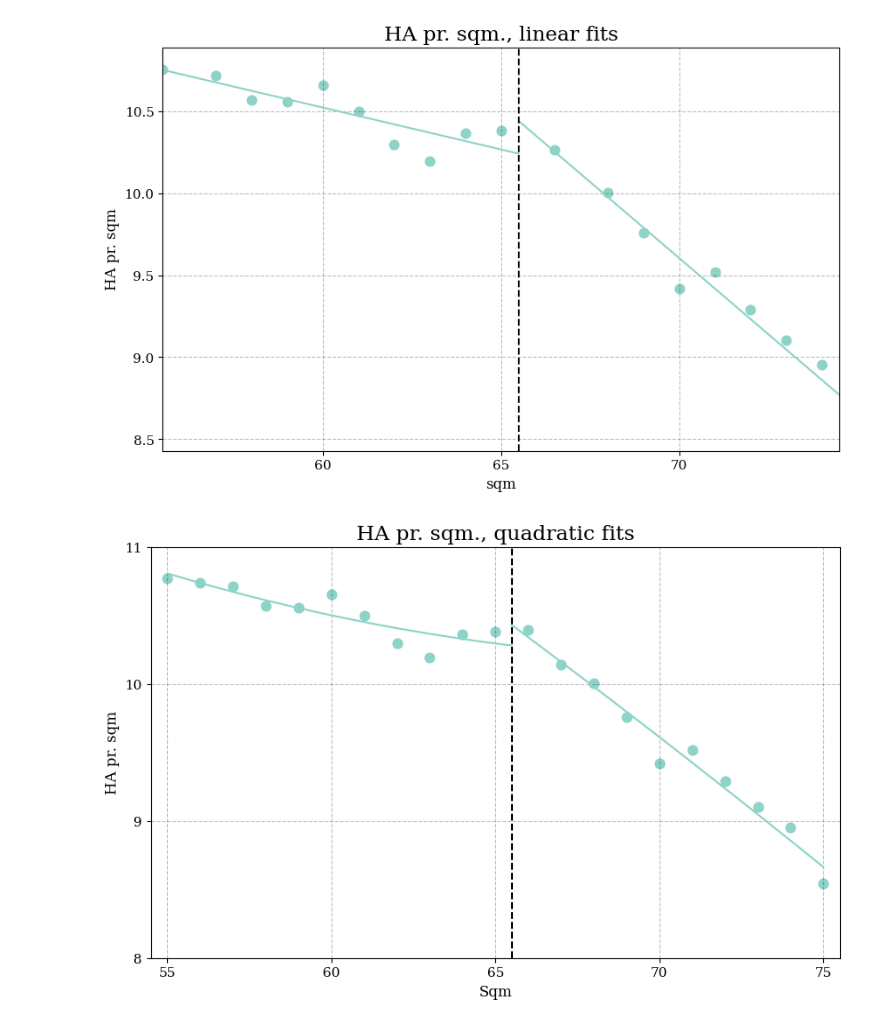
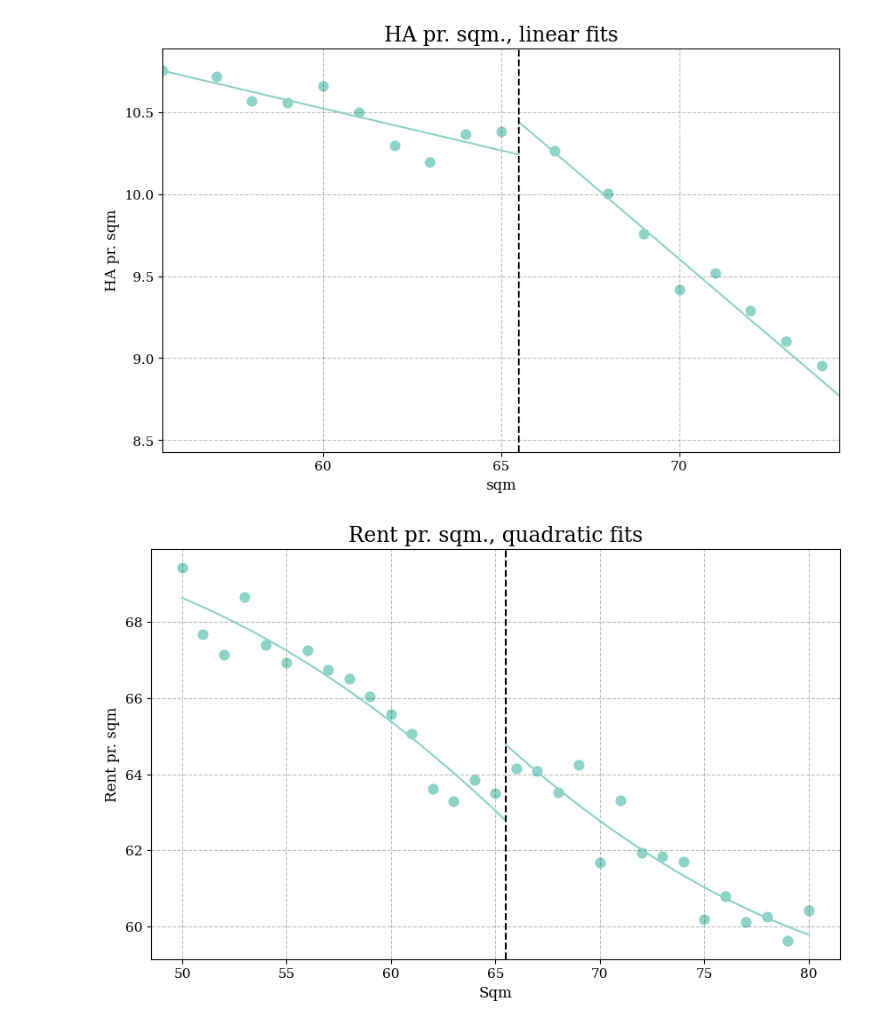
Before and after one commit to HansHoltenAndersen/Bachelor, a Jupyter notebook: Plots.ipynb, the cells around one changed output. Cells and saved outputs as stored; diff of their text form; code cells hidden in the pictures.

Commit message:
Rent scatter

```diff
--- a/Plots.ipynb
+++ b/Plots.ipynb
@@ -52,5 +52,8 @@ df = pd.read_excel("Hjemsendelse 05-11-2025.xlsx", sheet_name="Deskr. data")
 #gen bs/sqm variable
 df['bs_per_sqm'] = df['bs'] / df['sqm']
 
+#gen rent/sqm variable
+df['rent_per_sqm'] = df['leje'] / df['sqm']
+
 df.head(20)
 # %% [output]
@@ -182,7 +185,7 @@ plt.show()
 # %%
 # First stage plot with polynomial (p=2) fits
 
-bw = 10
+bw = 15
 
 # --- 1. Subset for RD window (55–75 sqm, change if needed) ---
 df_left = df[(df['sqm'] >= 65 - bw) & (df['sqm'] <= 65)].copy()
@@ -195,8 +198,8 @@ def binscatter(data, x, y, bins=bw*2):
     return data.groupby('bin').agg(mean_x=(x, 'mean'),
                                    mean_y=(y, 'mean')).dropna()
 
-bin_left = binscatter(df_left, 'sqm', 'bs_per_sqm', bins=8)
-bin_right = binscatter(df_right, 'sqm', 'bs_per_sqm', bins=8)
+bin_left = binscatter(df_left, 'sqm', 'rent_per_sqm', bins=8)
+bin_right = binscatter(df_right, 'sqm', 'rent_per_sqm', bins=8)
 
 # --- 3. Polynomial regression (p = 2) on each side ---
 def poly_reg(df_bin):
@@ -219,39 +222,39 @@ a_R = model_R.params['const']
 b_R1 = model_R.params['mean_x']
 b_R2 = model_R.params['x2']
 
 # --- 4. Plot binscatter + polynomial fit ---
 plt.figure(figsize=(10,6))
 
 # Scatter points (binned means)
 plt.scatter(bin_left['mean_x'], bin_left['mean_y'], s=60, color = colors[0])
 plt.scatter(bin_right['mean_x'], bin_right['mean_y'], s=60, color = colors[0])
 
 # Left polynomial line
 xL = np.linspace(df_left['sqm'].min(), df_left['sqm'].max()+0.5, 100)
 yL = a_L + b_L1*xL + b_L2*xL**2
 plt.plot(xL, yL, color = colors[0])
 
 # Right polynomial line
 xR = np.linspace(df_right['sqm'].min()-0.5, df_right['sqm'].max(), 100)
 yR = a_R + b_R1*xR + b_R2*xR**2
 plt.plot(xR, yR, color = colors[0])
 
 # --- Cutoff line ---
 cut = (65 + 66) / 2  # halfway between bins
 plt.axvline(x=cut, linestyle='--', color='black')
 
 # Formatting
 plt.xlabel('Sqm')
-plt.ylabel('HA pr. sqm')
-plt.title('HA pr. sqm., quadratic fits')
+plt.ylabel('Rent pr. sqm')
+plt.title('Rent pr. sqm., quadratic fits')
 plt.xticks(np.arange(65 - bw, 65 + bw + 0.5, 5))
-plt.xlim(65 - bw - .5, 65 + bw + .5)
-plt.ylim(8, 11)
-plt.yticks(np.arange(8, 11.0001, 1))
+#plt.xlim(65 - bw - .5, 65 + bw + .5)
+#plt.ylim(8, 11)
+#plt.yticks(np.arange(8, 11.0001, 1))
 
 plt.show()
 # %% [output]
-[figure, old version]
+[figure, new version]
 # %%
 #Defining function to load data and set index
 def load_bw_data(sheet, sheet_name):
```
Also changed, not shown: parts of 5 cells of this notebook, 4 other files.
